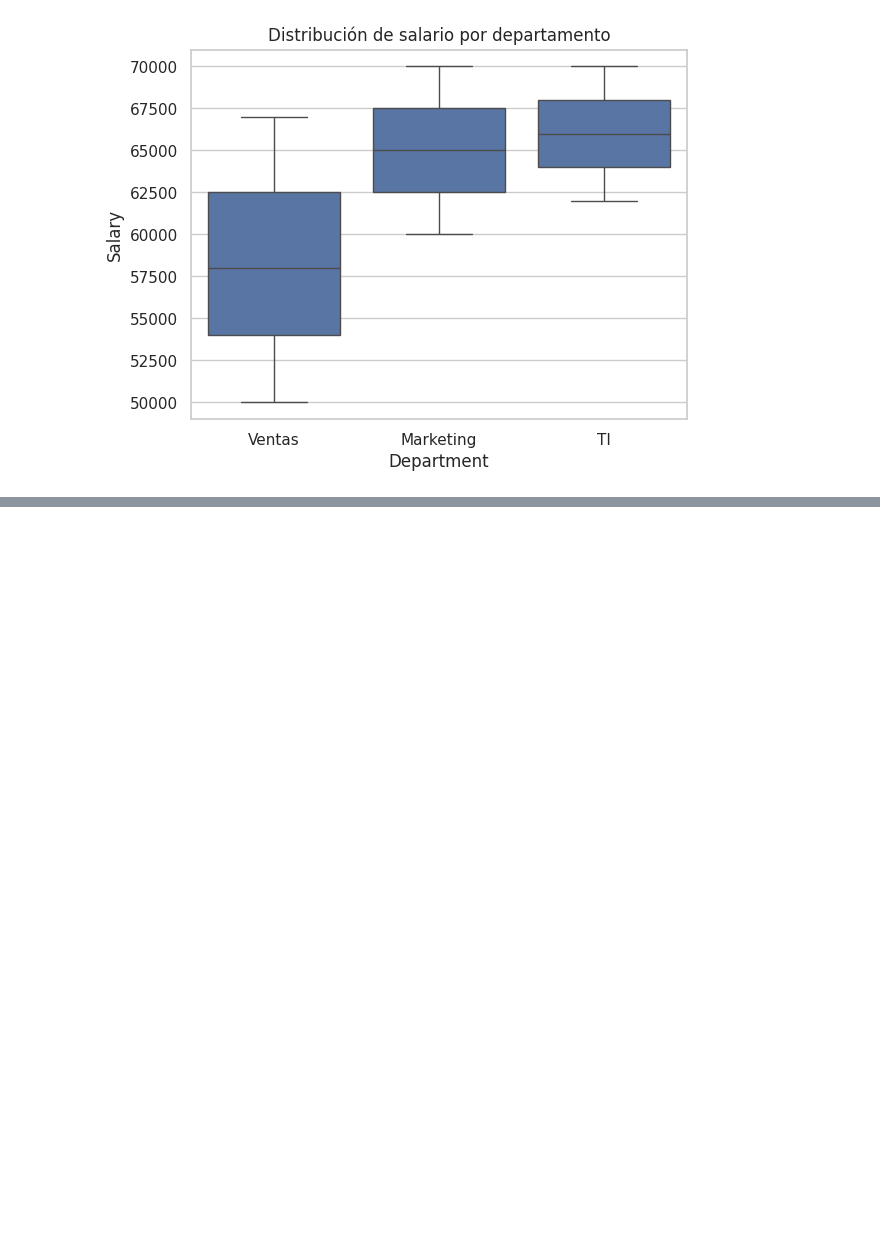
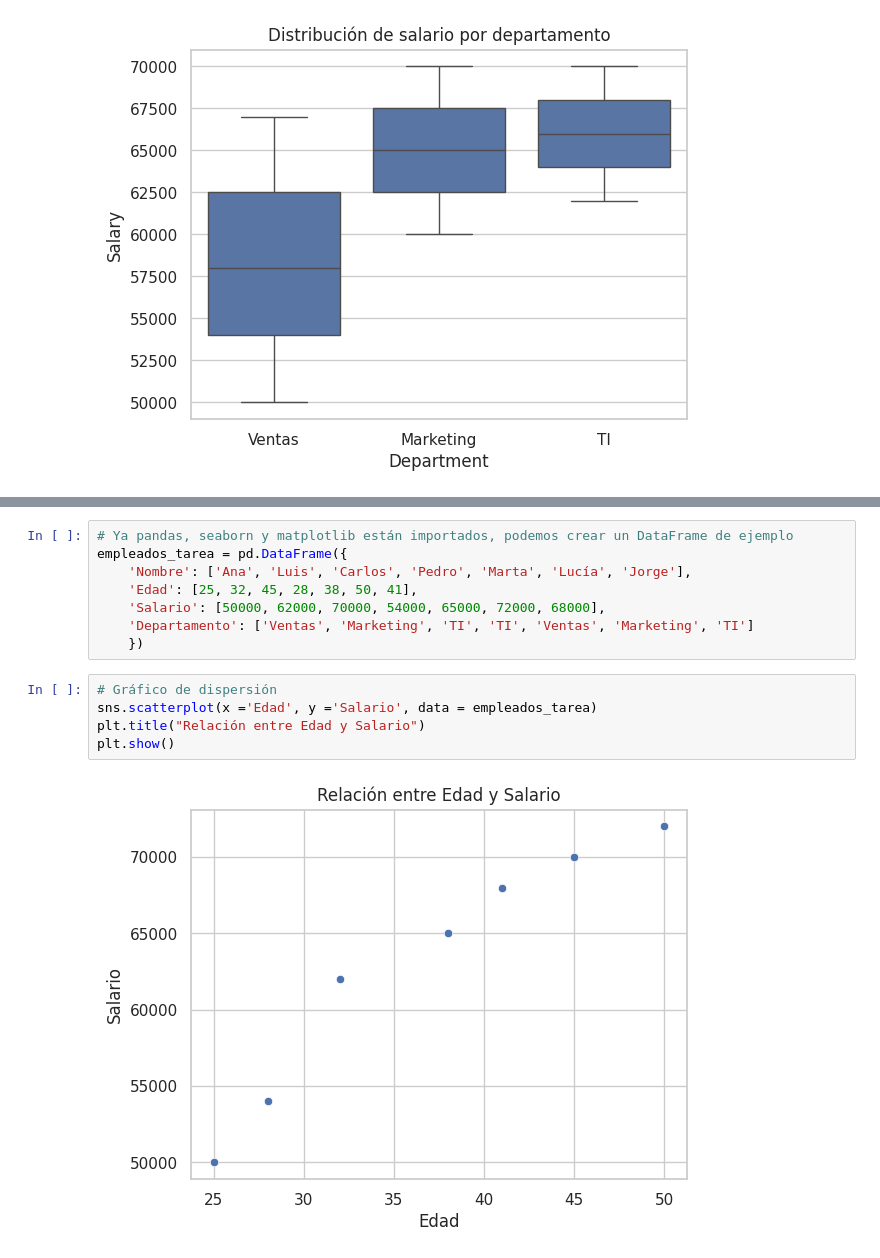
Before and after one commit to JuanPujol81/DataScience-IACourse, a Jupyter notebook: graphics_with_matplotlib.ipynb, the cells around one changed output, grey strips where cells are left out. Cells and saved outputs as stored; diff of their text form; blank space fills up the shorter version.

```diff
--- a/graphics_with_matplotlib.ipynb
+++ b/graphics_with_matplotlib.ipynb
@@ -122,0 +123,15 @@ KeyError: ('Age', 'Salary')
+# %%
+# Ya pandas, seaborn y matplotlib están importados, podemos crear un DataFrame de ejemplo
+empleados_tarea = pd.DataFrame({
+    'Nombre': ['Ana', 'Luis', 'Carlos', 'Pedro', 'Marta', 'Lucía', 'Jorge'],
+    'Edad': [25, 32, 45, 28, 38, 50, 41],
+    'Salario': [50000, 62000, 70000, 54000, 65000, 72000, 68000],
+    'Departamento': ['Ventas', 'Marketing', 'TI', 'TI', 'Ventas', 'Marketing', 'TI']
+    })
+# %%
+# Gráfico de dispersión
+sns.scatterplot(x ='Edad', y ='Salario', data = empleados_tarea)
+plt.title("Relación entre Edad y Salario")
+plt.show()
+# %% [output]
+[figure, added]
```
Also changed, not shown: parts of 6 cells of this notebook.
